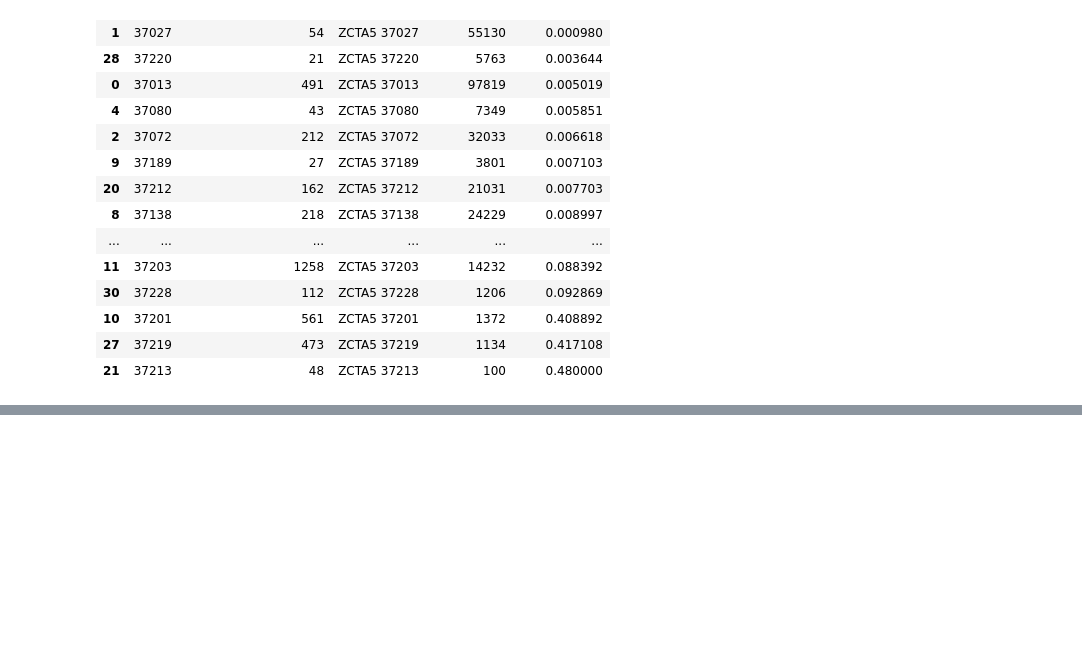
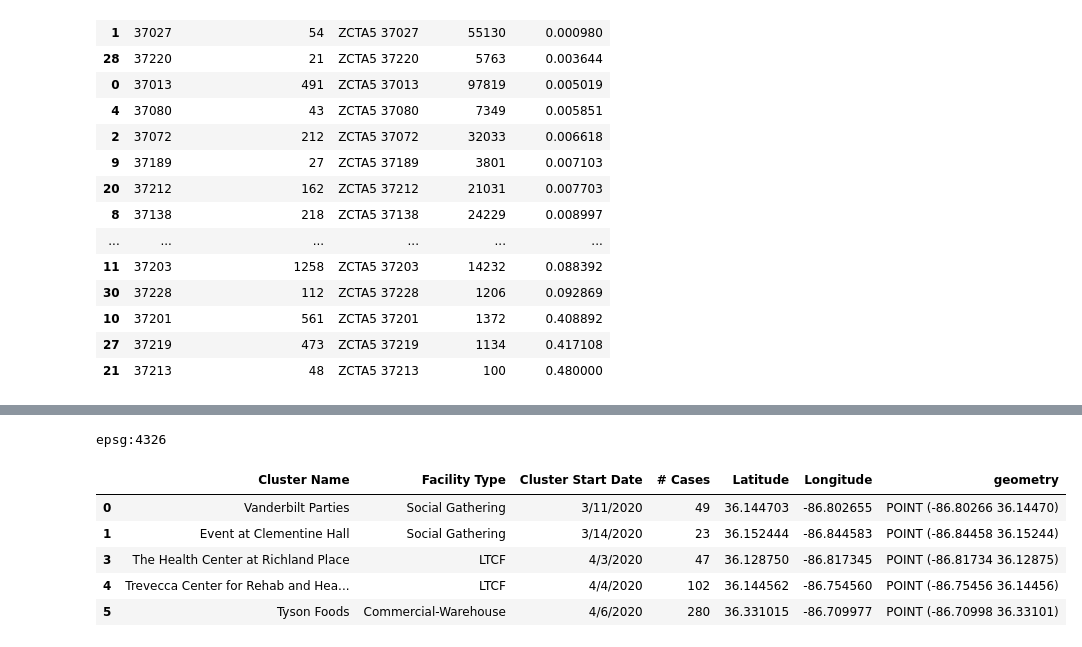
Before and after one commit to KYandow/nashville-covid-violation-reports-Python, a Jupyter notebook: notebooks-ky/Covid Vyrus.ipynb, the cells around one changed output, grey strips where cells are left out. Cells and saved outputs as stored; diff of their text form; code cells hidden in the pictures; blank space fills up the shorter version.

```diff
--- a/notebooks-ky/Covid Vyrus.ipynb
+++ b/notebooks-ky/Covid Vyrus.ipynb
@@ -175,0 +202,13 @@ req_num_pop_int.sort_values('Req Per Pop')
+# %%
+clusters_df_nona = clusters_df[clusters_df['Latitude'].notna()]
+clusters_geo = gpd.GeoDataFrame(clusters_df_nona, crs = zipcodes.crs, geometry=gpd.points_from_xy(clusters_df_nona['Longitude'], clusters_df_nona['Latitude']))
+print(clusters_geo.crs)
+clusters_geo.head()
+# %% [output]
+epsg:4326
+|  | Cluster Name | Facility Type | Cluster Start Date | # Cases | Latitude | Longitude | geometry |
+| 0 | Vanderbilt Parties | Social Gathering | 3/11/2020 | 49 | 36.144703 | -86.802655 | POINT (-86.80266 36.14470) |
+| 1 | Event at Clementine Hall | Social Gathering | 3/14/2020 | 23 | 36.152444 | -86.844583 | POINT (-86.84458 36.15244) |
+| 3 | The Health Center at Richland Place | LTCF | 4/3/2020 | 47 | 36.128750 | -86.817345 | POINT (-86.81734 36.12875) |
+| 4 | Trevecca Center for Rehab and Hea... | LTCF | 4/4/2020 | 102 | 36.144562 | -86.754560 | POINT (-86.75456 36.14456) |
+| 5 | Tyson Foods | Commercial-Warehouse | 4/6/2020 | 280 | 36.331015 | -86.709977 | POINT (-86.70998 36.33101) |
```
Also changed, not shown: parts of 4 cells of this notebook.
